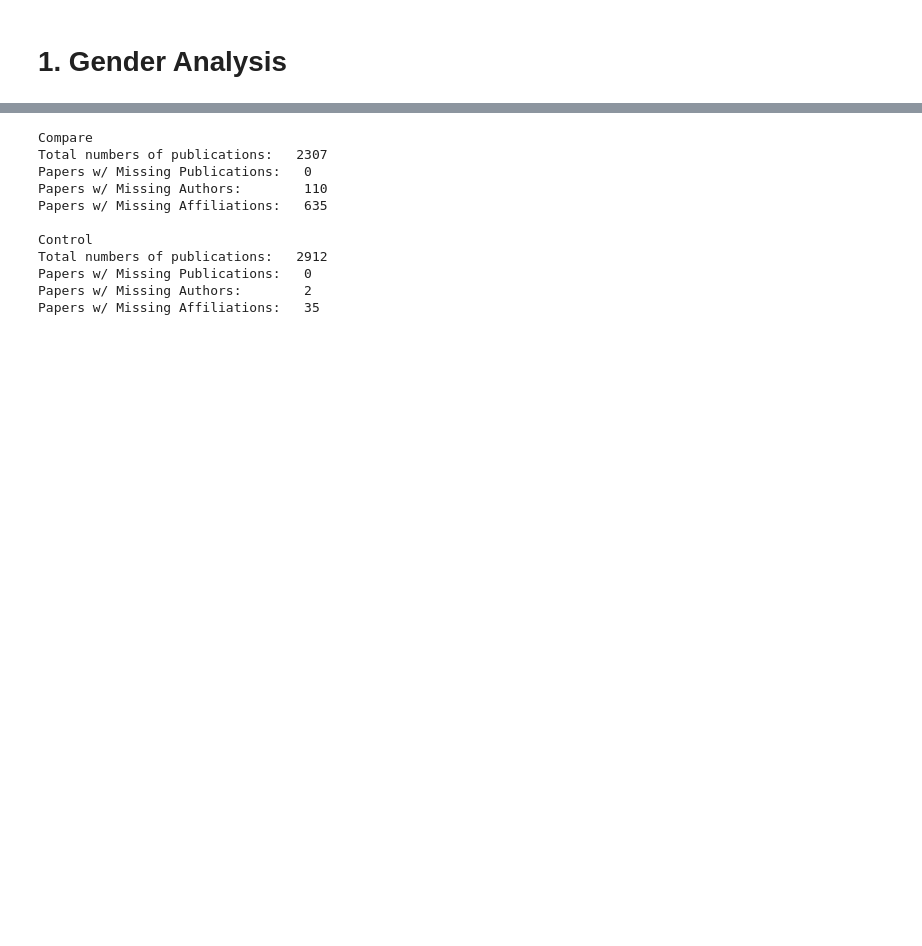
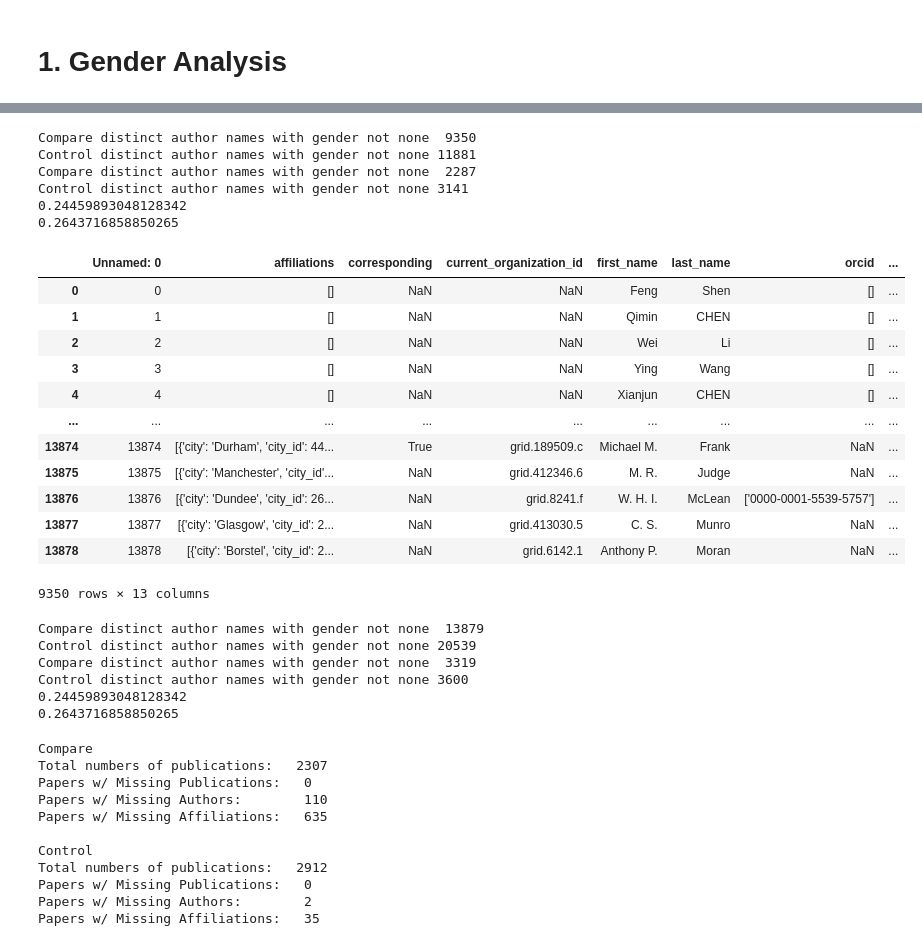
Before and after one commit to anpetushkov/OpenVsPrivateDatasets, a Jupyter notebook: OpenVsPrivateDataMaster.ipynb, the cells around one changed output, grey strips where cells are left out. Cells and saved outputs as stored; diff of their text form; code cells hidden in the pictures; blank space fills up the shorter version.

```diff
--- a/OpenVsPrivateDataMaster.ipynb
+++ b/OpenVsPrivateDataMaster.ipynb
@@ -307,3 +316,47 @@ FileNotFoundError: [Errno 2] No such file or directory: '_name_genderize_output
+# %%
+print("Compare distinct author names with gender not none ",len(df_auths_compare[(df_auths_compare[['first_name','last_name']].duplicated()==False)&(df_auths_compare.gender!='NaN')]))
+print("Control distinct author names with gender not none",len(df_auths_compare[(df_auths_control[['first_name','last_name']].duplicated()==False)&(df_auths_control.gender!='NaN')]))
+print("Compare distinct author names with gender not none ",len(df_auths_compare[(df_auths_compare[['first_name','last_name']].duplicated()==False)&(df_auths_compare.gender=='female')]))
+print("Control distinct author names with gender not none",len(df_auths_compare[(df_auths_control[['first_name','last_name']].duplicated()==False)&(df_auths_control.gender=='female')]))
+print(2287/9350)
+print(3141/11881)
+# %% [output]
+Compare distinct author names with gender not none  9350
+Control distinct author names with gender not none 11881
+Compare distinct author names with gender not none  2287
+Control distinct author names with gender not none 3141
+0.24459893048128342
+0.2643716858850265
+# %%
+df_auths_compare[df_auths_compare[['first_name','last_name']].duplicated()==True]
+# %% [output]
+|  | Unnamed: 0 | affiliations | corresponding | current_organization_id | first_name | last_name | orcid | ... |
+| 0 | 0 | [] | NaN | NaN | Feng | Shen | [] | ... |
+| 1 | 1 | [] | NaN | NaN | Qimin | CHEN | [] | ... |
+| 2 | 2 | [] | NaN | NaN | Wei | Li | [] | ... |
+| 3 | 3 | [] | NaN | NaN | Ying | Wang | [] | ... |
+| 4 | 4 | [] | NaN | NaN | Xianjun | CHEN | [] | ... |
+| ... | ... | ... | ... | ... | ... | ... | ... | ... |
+| 13874 | 13874 | [{'city': 'Durham', 'city_id': 44... | True | grid.189509.c | Michael M. | Frank | NaN | ... |
+| 13875 | 13875 | [{'city': 'Manchester', 'city_id'... | NaN | grid.412346.6 | M. R. | Judge | NaN | ... |
+| 13876 | 13876 | [{'city': 'Dundee', 'city_id': 26... | NaN | grid.8241.f | W. H. I. | McLean | ['0000-0001-5539-5757'] | ... |
+| 13877 | 13877 | [{'city': 'Glasgow', 'city_id': 2... | NaN | grid.413030.5 | C. S. | Munro | NaN | ... |
+| 13878 | 13878 | [{'city': 'Borstel', 'city_id': 2... | NaN | grid.6142.1 | Anthony P. | Moran | NaN | ... |
+9350 rows × 13 columns
+# %%
+print("Compare distinct author names with gender not none ",len(df_auths_compare[(df_auths_compare.gender!='NaN')]))
+print("Control distinct author names with gender not none",len(df_auths_control[(df_auths_control.gender!='NaN')]))
+print("Compare distinct author names with gender not none ",len(df_auths_compare[(df_auths_compare.gender=='female')]))
+print("Control distinct author names with gender not none",len(df_auths_compare[(df_auths_control.gender=='female')]))
+print(2287/9350)
+print(3141/11881)
+# %% [output]
+Compare distinct author names with gender not none  13879
+Control distinct author names with gender not none 20539
+Compare distinct author names with gender not none  3319
+Control distinct author names with gender not none 3600
+0.24459893048128342
+0.2643716858850265
 # %%
 def get_missingness(df_pubs, df_auths, df_affils):
     df_completeness = pd.DataFrame()
```
Also changed, not shown: parts of 20 cells of this notebook, 43 other files.
